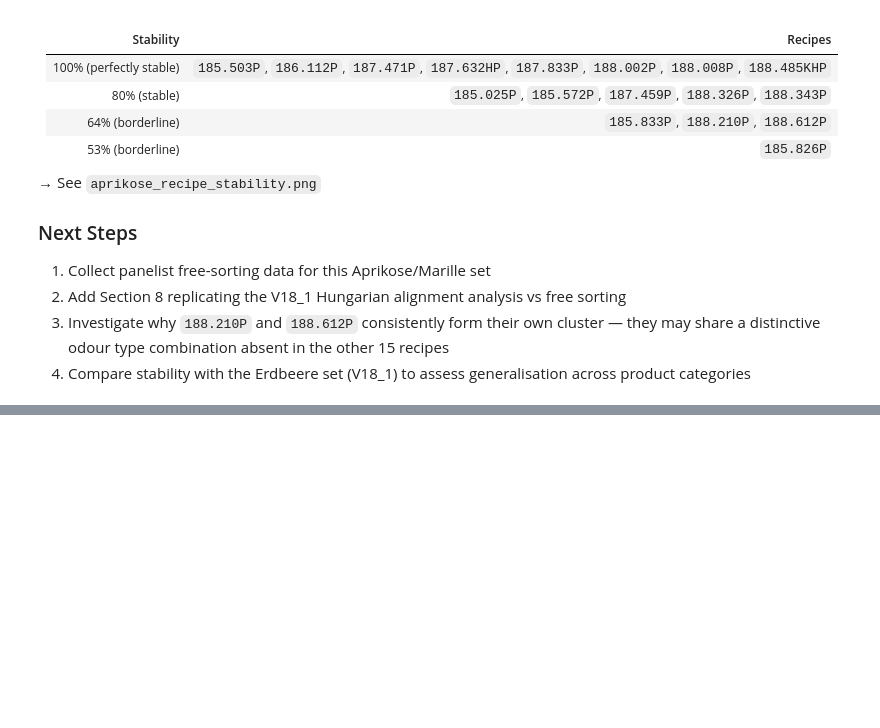
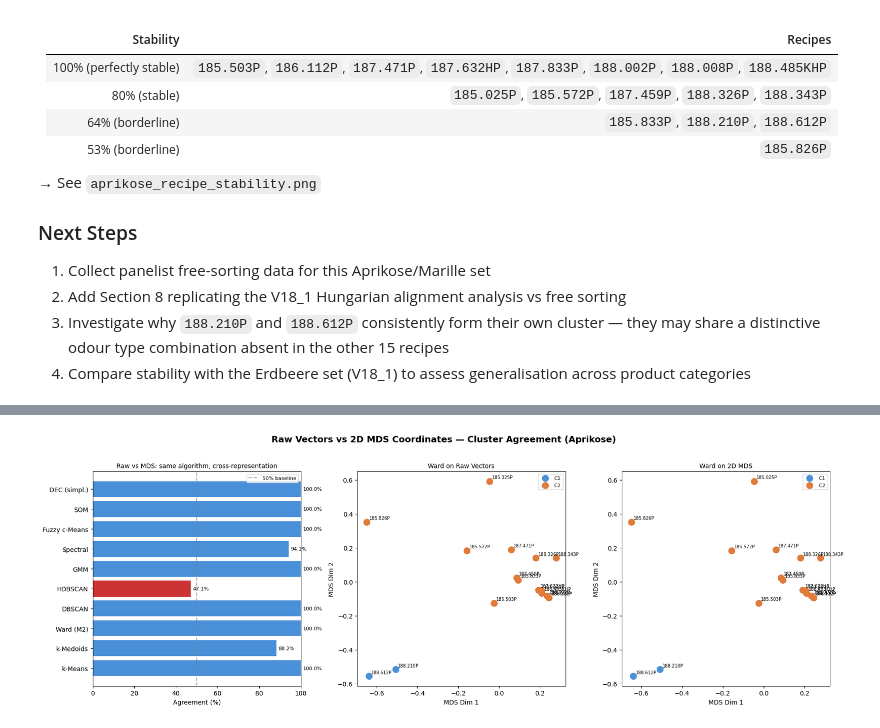
Before and after one commit to fredboneML/Flavour_Agent, a Jupyter notebook: notebooks/recipe_clustering_aprikose_mds_all_algorithms.ipynb, the cells around one changed output, grey strips where cells are left out. Cells and saved outputs as stored; diff of their text form; code cells hidden in the pictures; blank space fills up the shorter version.

```diff
--- a/notebooks/recipe_clustering_aprikose_mds_all_algorithms.ipynb
+++ b/notebooks/recipe_clustering_aprikose_mds_all_algorithms.ipynb
@@ -974,0 +1083,88 @@ HDBSCAN with min_cluster_size=2 finds 4 clusters; these are resolved to 2 by noi
+# %%
+import matplotlib.pyplot as plt
+import matplotlib
+from itertools import combinations
+
+# Average pairwise agreement for a label dictionary
+def mean_pairwise_agreement(lbl_dict, all_recipes):
+    names_avail = [n for n, l in lbl_dict.items() if l is not None]
+    pairs = list(combinations(names_avail, 2))
+    if not pairs:
+        return 0.0
+    scores = []
+    for a, b in pairs:
+        scores.append(pairwise_agreement(lbl_dict[a], lbl_dict[b], all_recipes))
+    return float(np.mean(scores))
+
+mean_raw = mean_pairwise_agreement(algo_labels_dict, recipes)
+mean_mds = mean_pairwise_agreement(algo_mds_labels,  recipes)
+
+# Per-algorithm: agreement of that algorithm (raw) with its MDS counterpart
+raw_vs_mds_rows = []
+for name in algo_labels_dict:
+    lbl_r = algo_labels_dict[name]
+    lbl_m = algo_mds_labels[name]
+    if lbl_r is None or lbl_m is None:
+        cross = None
+    else:
+        cross = pairwise_agreement(lbl_r, lbl_m, recipes)
+    raw_vs_mds_rows.append((name, cross))
+
+print('Algorithm     | Raw vs MDS agreement')
+print('-' * 40)
+for name, v in raw_vs_mds_rows:
+    print(f'{name:20s} | {"N/A" if v is None else f"{v:.1f}%"}')
+print(f'\nMean pairwise agreement — Raw vectors: {mean_raw:.1f}%')
+print(f'Mean pairwise agreement — MDS 2D:      {mean_mds:.1f}%')
+
+# Plot
+fig, axes = plt.subplots(1, 3, figsize=(18, 6))
+fig.suptitle('Raw Vectors vs 2D MDS Coordinates — Cluster Agreement (Aprikose)',
+             fontsize=14, fontweight='bold', y=1.02)
+
+# Left: per-algorithm raw vs MDS cross-agreement
+names_plot  = [r[0] for r in raw_vs_mds_rows if r[1] is not None]
+values_plot = [r[1] for r in raw_vs_mds_rows if r[1] is not None]
+colors_bar  = ['#4a90d9' if v >= 80 else '#e07b39' if v >= 60 else '#cc3333'
+               for v in values_plot]
+axes[0].barh(names_plot, values_plot, color=colors_bar)
+axes[0].axvline(50, color='gray', linestyle='--', alpha=0.6, label='50% baseline')
+axes[0].set_xlabel('Agreement (%)')
+axes[0].set_title('Raw vs MDS: same algorithm, cross-representation', fontsize=10)
+axes[0].set_xlim(0, 100)
+for i, v in enumerate(values_plot):
+    axes[0].text(v + 1, i, f'{v:.1f}%', va='center', fontsize=8)
+axes[0].legend(fontsize=8)
+
+# Middle: MDS scatter colored by each algo (raw vs MDS side by side for Ward)
+ward_raw = algo_labels_dict.get('Ward (M2)')
+ward_mds = algo_mds_labels.get('Ward (M2)')
+palette  = ['#4a90d9', '#e07b39', '#3ab57a', '#cc3333',
+            '#9b59b6', '#f1c40f', '#1abc9c', '#e74c3c']
+
+for ax, lbl, title in [(axes[1], ward_raw, 'Ward on Raw Vectors'),
+                        (axes[2], ward_mds, 'Ward on 2D MDS')]:
+    if lbl is None:
+        ax.text(0.5, 0.5, 'N/A', ha='center', va='center', transform=ax.transAxes)
+        ax.set_title(title)
+        continue
+    uniq = sorted(set(lbl))
+    for ci, c in enumerate(uniq):
+        mask = np.array(lbl) == c
+        xs = coords_m2[mask, 0]
+        ys = coords_m2[mask, 1]
+        ax.scatter(xs, ys, s=100, color=palette[ci % len(palette)],
+                   label=f'C{c}', zorder=3)
+        for j, r in enumerate(np.array(recipes)[mask]):
+            ax.annotate(r, (xs[j], ys[j]), fontsize=7,
+                        xytext=(4, 4), textcoords='offset points')
+    ax.set_title(title, fontsize=10)
+    ax.legend(fontsize=8)
+    ax.set_xlabel('MDS Dim 1')
+    ax.set_ylabel('MDS Dim 2')
+
+plt.tight_layout()
+plt.savefig('../outputs/aprikose_raw_vs_mds_comparison.png', dpi=150, bbox_inches='tight')
+plt.show()
+print('Saved: outputs/aprikose_raw_vs_mds_comparison.png')
+# %% [output]
@@ -974,0 +1186 @@ HDBSCAN with min_cluster_size=2 finds 4 clusters; these are resolved to 2 by noi
+[figure, added]
```
Also changed, not shown: parts of 5 cells of this notebook, 5 other files.
